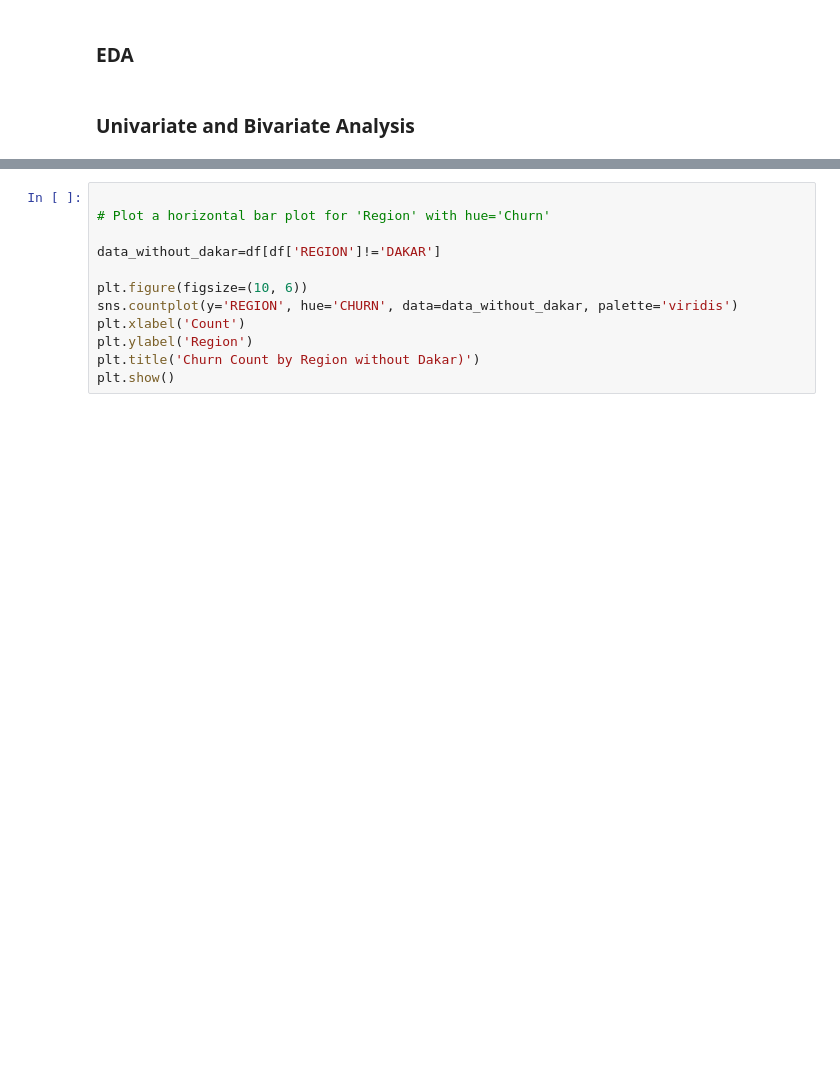
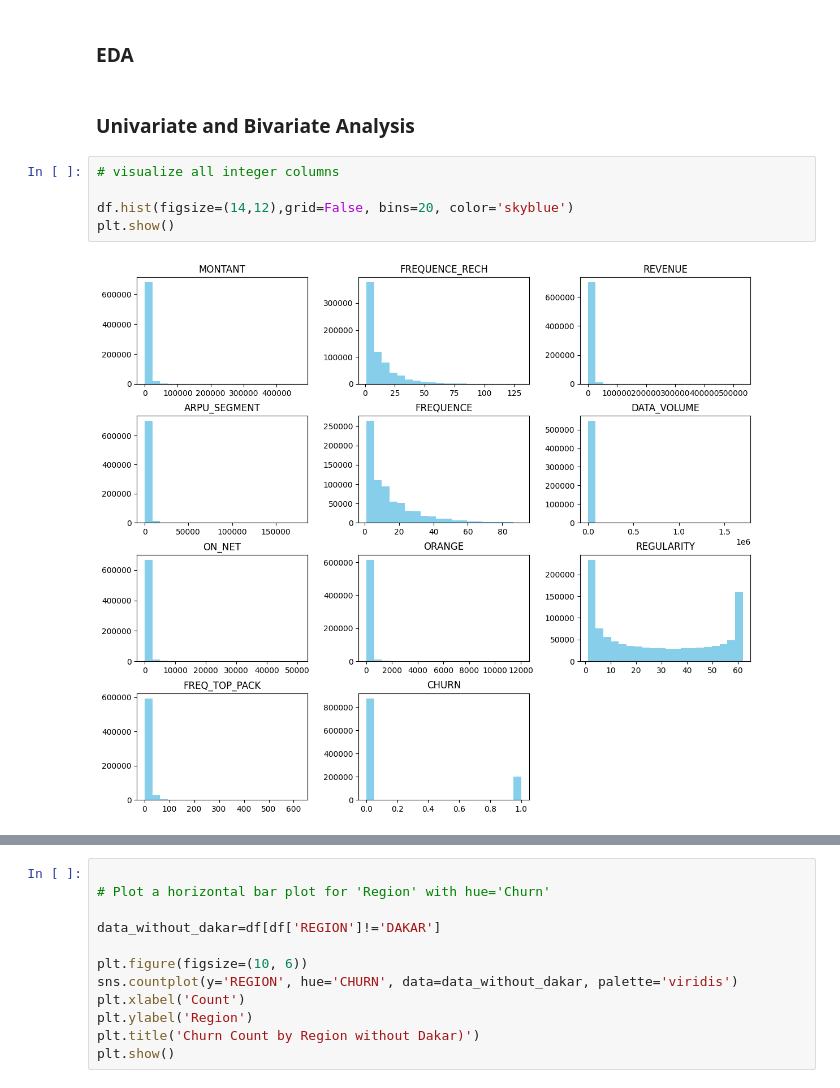
Before and after one commit to sethsot/African-telco-customer-churn, a Jupyter notebook: CustomerChurn.ipynb, the cells around one changed output, grey strips where cells are left out. Cells and saved outputs as stored; diff of their text form; blank space fills up the shorter version.

```diff
--- a/CustomerChurn.ipynb
+++ b/CustomerChurn.ipynb
@@ -315,3 +305,10 @@ df.head()
 ### EDA
 # %% [markdown]
 ### Univariate and Bivariate Analysis
+# %%
+# visualize all integer columns
+
+df.hist(figsize=(14,12),grid=False, bins=20, color='skyblue')
+plt.show()
+# %% [output]
+[figure, added]
```
Also changed, not shown: parts of 68 cells of this notebook.
